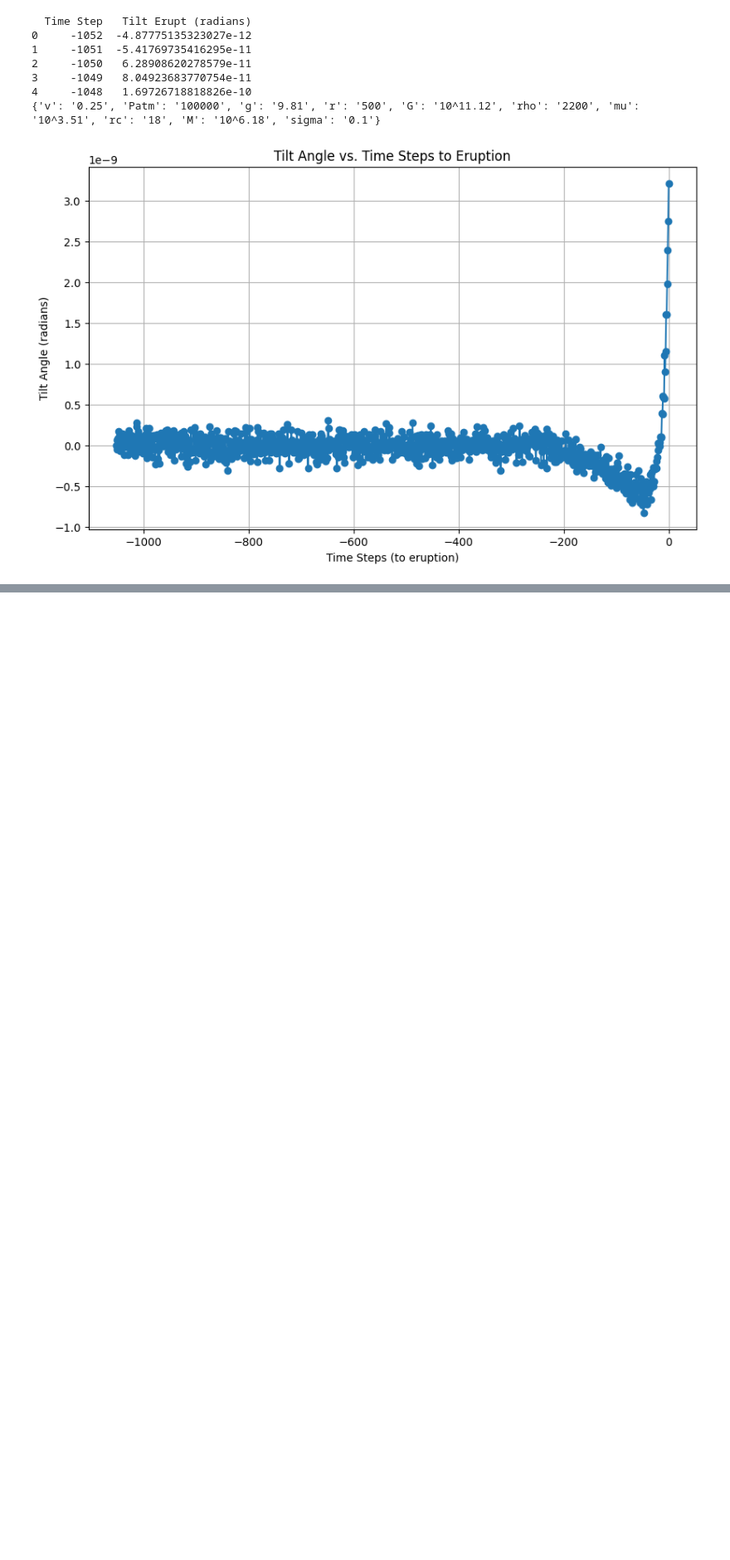
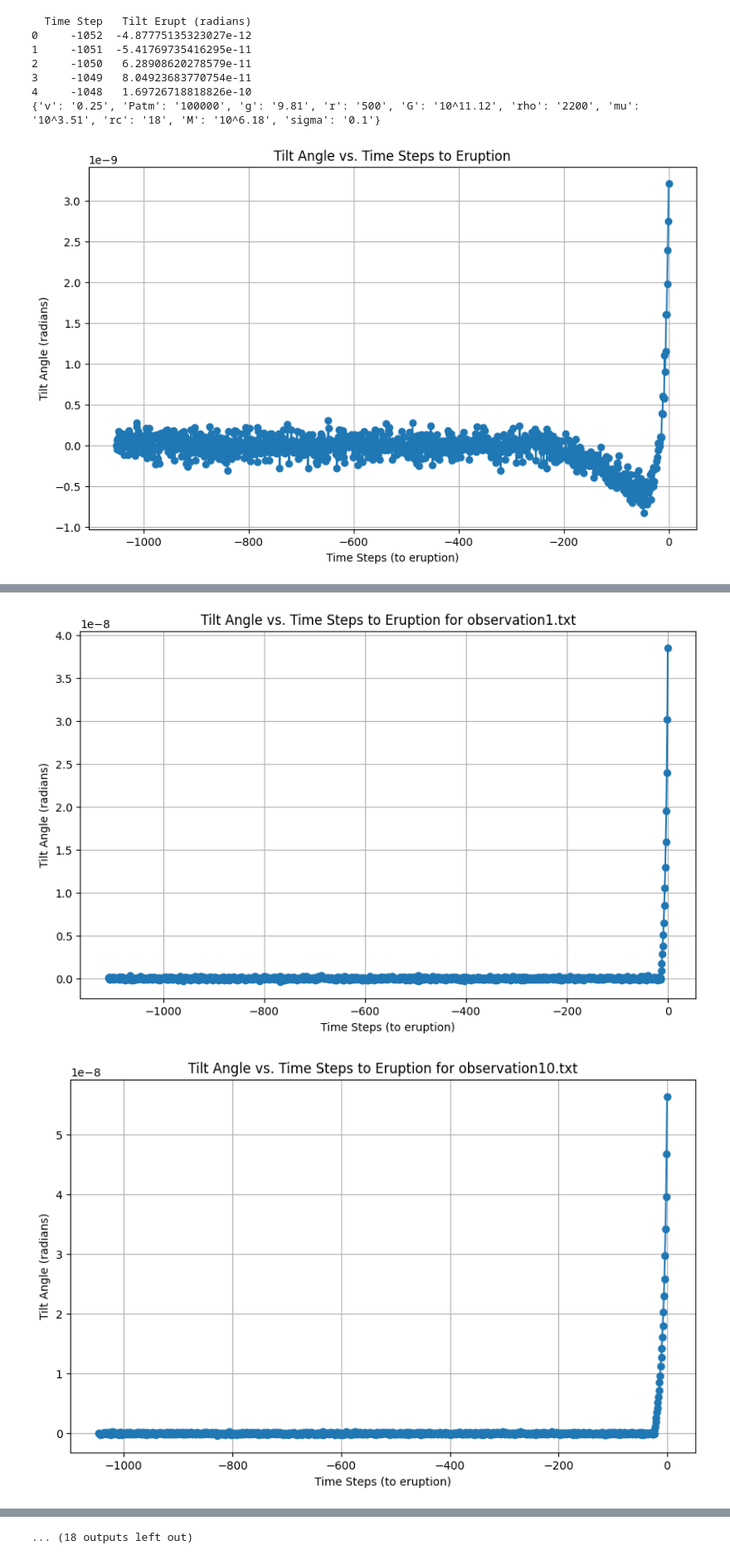
Before and after one commit to mzafir/iklearn, a Jupyter notebook: parse.ipynb, the cells around one changed output, grey strips where cells are left out. Shown at 83% size. Cells and saved outputs as stored; diff of their text form; code cells hidden in the pictures; blank space fills up the shorter version.

Commit message:
Adding more changes with volcano and observation numbers

```diff
--- a/parse.ipynb
+++ b/parse.ipynb
@@ -30,6 +1,6 @@ Series([], Name: -4.87775135323027e-12, dtype: float64)
 # %%
 # First, let's open and read the contents of the uploaded file to understand its structure and format
-file_path = 'observation1.txt'
+file_path = 'Volcano_Dataset/Volcano1/observation1.txt'
 
 with open(file_path, 'r') as file:
     file_contents = file.read()
@@ -215,0 +90,56 @@ Mean Squared Error: 2.606412072702061e-20
+# %%
+import os
+import pandas as pd
+import matplotlib.pyplot as plt
+
+directory_path = 'Volcano_Dataset/Volcano3'
+
+# Loop over each file in the directory
+for filename in os.listdir(directory_path):
+    if filename.endswith(".txt"):
+        file_path = os.path.join(directory_path, filename)
+
+        with open(file_path, 'r') as file:
+            file_contents = file.read()
+
+        # Splitting the file content into lines
+        lines = file_contents.split('\n')
+
+        # Extracting the properties
+        properties = {}
+        empty_line_count = 0
+        for line in lines:
+            if line.strip() == "":
+                empty_line_count += 1
+                if empty_line_count == 2:
+                    break
+                continue
+            key, value = line.split(',')
+            properties[key] = value
+
+        # Extracting the time series data
+        time_series_lines = [line for line in lines if line.strip() != ""][-2:]
+        time_steps = time_series_lines[0].split(',')
+        tilt_erupt_values = time_series_lines[1].split(',')
+
+        # Creating the DataFrame
+        time_series_data = pd.DataFrame({
+            'Time Step': time_steps,
+            'Tilt Erupt (radians)': tilt_erupt_values
+        })
+
+        # Converting to numeric
+        time_series_data['Time Step'] = pd.to_numeric(time_series_data['Time Step'])
+        time_series_data['Tilt Erupt (radians)'] = pd.to_numeric(time_series_data['Tilt Erupt (radians)'])
+
+        # Plotting
+        plt.figure(figsize=(10, 6))
+        plt.plot(time_series_data['Time Step'], time_series_data['Tilt Erupt (radians)'], marker='o', linestyle='-')
+        plt.title(f'Tilt Angle vs. Time Steps to Eruption for {filename}')
+        plt.xlabel('Time Steps (to eruption)')
+        plt.ylabel('Tilt Angle (radians)')
+        plt.grid(True)
+        plt.show()
+# %% [output]
+[figure, added]
+[figure, added]
@@ -215,0 +156 @@ Mean Squared Error: 2.606412072702061e-20
+... (18 outputs left out)
```
Also changed, not shown: parts of 7 cells of this notebook.
